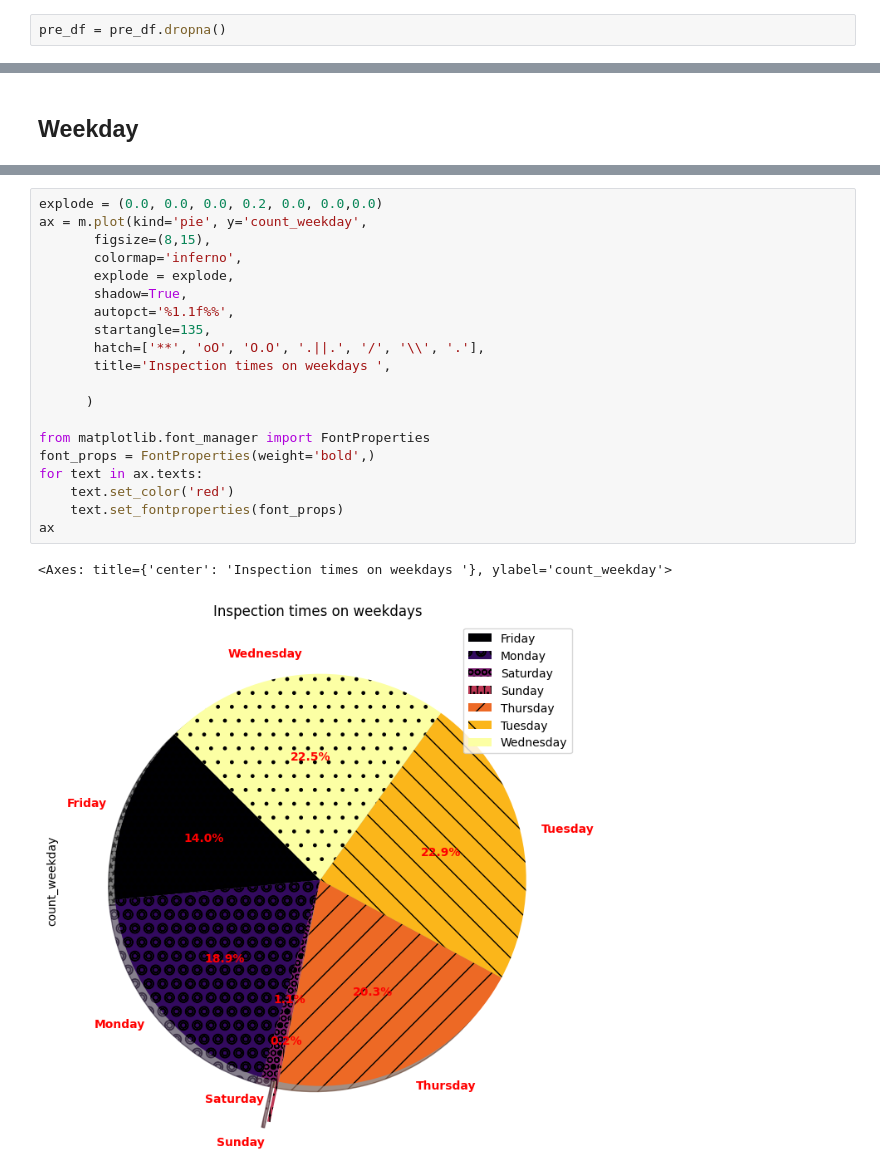
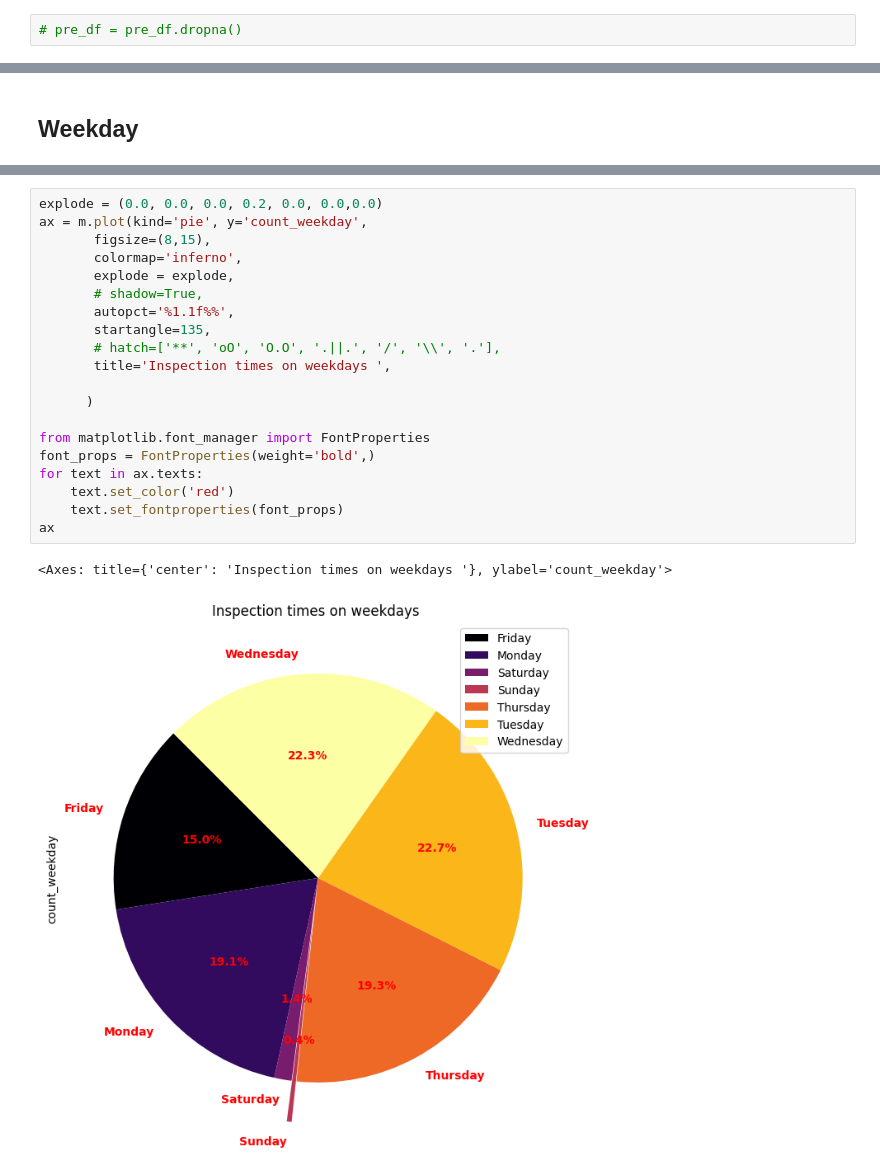
Before and after one commit to alirahmani93/ml_basic_p1, a Jupyter notebook: p1.ipynb, the cells around one changed output, grey strips where cells are left out. Saved outputs shown, nothing was run; the diff lists cells and outputs as text.

```diff
--- a/p1.ipynb
+++ b/p1.ipynb
@@ -109,7 +19,7 @@ cols = { k:k.replace(' ','_').lower() for k in raw_df.keys()}
 cols
 pre_df = raw_df.rename(columns=cols)
 # %%
-pre_df = pre_df.dropna()
+# pre_df = pre_df.dropna()
 # %%
 pre_df.city=pre_df.city.str.upper()
 # %%
@@ -175,26 +108,26 @@ m.plot(kind='bar',
 # %%
 explode = (0.0, 0.0, 0.0, 0.2, 0.0, 0.0,0.0)
 ax = m.plot(kind='pie', y='count_weekday',
        figsize=(8,15),
        colormap='inferno',
        explode = explode,
-       shadow=True,
+       # shadow=True,
        autopct='%1.1f%%',
        startangle=135,
-       hatch=['**', 'oO', 'O.O', '.||.', '/', '\\', '.'],
+       # hatch=['**', 'oO', 'O.O', '.||.', '/', '\\', '.'],
        title='Inspection times on weekdays ',
 
       )
 
 from matplotlib.font_manager import FontProperties
 font_props = FontProperties(weight='bold',)
 for text in ax.texts:
     text.set_color('red')
     text.set_fontproperties(font_props)
 ax
 # %% [output]
 <Axes: title={'center': 'Inspection times on weekdays '}, ylabel='count_weekday'>
-[figure, old version]
+[figure, new version]
 # %%
 days_freq_gp = df.groupby([ df.inspection_date.dt.day]).agg('size')
 days_freq_gp.plot(kind='bar', title="days")
```
Also changed, not shown: parts of 31 cells of this notebook.
